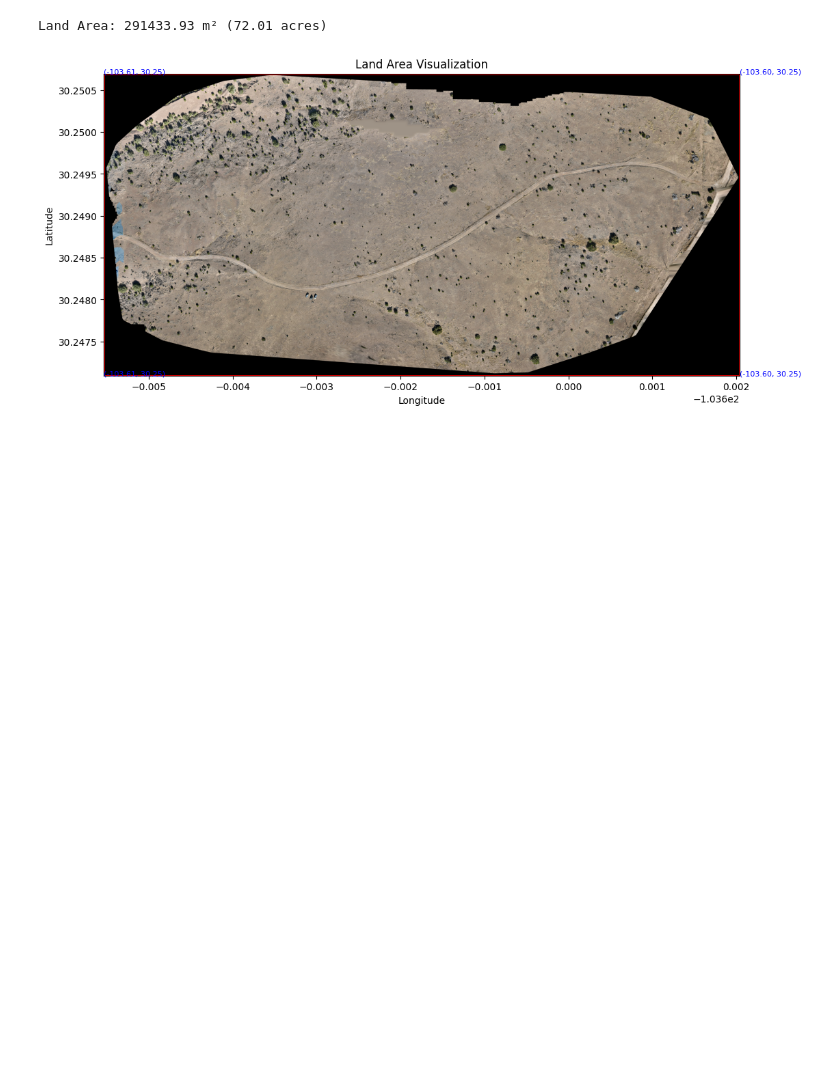
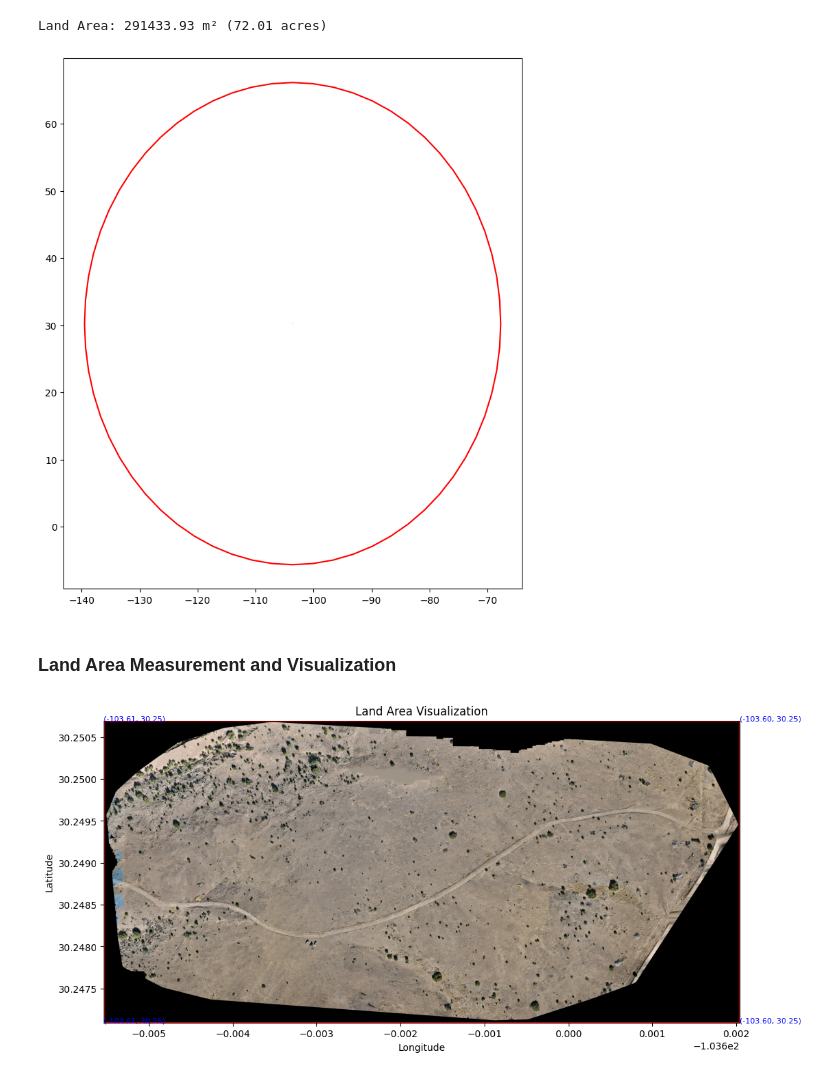
Before and after one commit to javelina-works/unsupervised-cv-search, a Jupyter notebook: content/notebooks/10_job_info.ipynb, the cells around one changed output. Saved outputs shown, nothing was run; the diff lists cells and outputs as text; code cells hidden in the pictures; blank space fills up the shorter version.

Commit message:
Attempt to divy up land area

```diff
--- a/content/notebooks/10_job_info.ipynb
+++ b/content/notebooks/10_job_info.ipynb
@@ -77,6 +77,65 @@ with rasterio.open(geotiff_path) as src:
 print(f"Land Area: {area_m2:.2f} m² ({area_acres:.2f} acres)")
 # %% [output]
 Land Area: 291433.93 m² (72.01 acres)
+# %%
+import rasterio
+from rasterio.features import geometry_mask
+from rasterio.plot import show
+from shapely.geometry import Polygon, Point
+import geopandas as gpd
+import matplotlib.pyplot as plt
+import numpy as np
+
+# Constants
+ACRE_TO_SQ_METERS = 4046.86  # 1 acre = 4046.86 square meters
+
+# Step 1: Load the GeoTIFF
+def load_geotiff(file_path):
+    with rasterio.open(file_path) as src:
+        bounds = src.bounds
+        crs = src.crs
+    return bounds, crs
+
+# Step 2: Create Circular Sections
+def generate_circular_sections(bounds, crs, target_area_sqm):
+    minx, miny, maxx, maxy = bounds
+    radius = np.sqrt(target_area_sqm / np.pi)  # Calculate radius for approximately 1-acre circles
+    grid_spacing = 2 * radius  # Spacing between centers to avoid overlap
+
+    polygons = []
+    y = miny
+    while y < maxy:
+        x = minx
+        while x < maxx:
+            center = Point(x, y)
+            polygon = center.buffer(radius)  # Create circular polygon
+            if polygon.area <= target_area_sqm:  # Validate size
+                polygons.append(polygon)
+            x += grid_spacing
+        y += grid_spacing
+
+    polygons_gdf = gpd.GeoDataFrame({"geometry": polygons}, crs=crs)
+    return polygons_gdf.to_crs(crs)
+
+# Step 3: Visualization
+def visualize_geotiff_with_polygons(geotiff_path, polygons_gdf):
+    with rasterio.open(geotiff_path) as src:
+        fig, ax = plt.subplots(figsize=(10, 10))
+        show(src, ax=ax)  # Display GeoTIFF
+        polygons_gdf.boundary.plot(ax=ax, edgecolor='red')  # Overlay polygons
+        plt.show()
+
+
+# Example Usage
+geotiff_path = file_path
+bounds, crs = load_geotiff(geotiff_path)
+target_area_sqm = ACRE_TO_SQ_METERS
+polygons_gdf = generate_circular_sections(bounds, crs, target_area_sqm)
+visualize_geotiff_with_polygons(geotiff_path, polygons_gdf)
+# %% [output]
+[figure, added]
+# %% [markdown]
+### Land Area Measurement and Visualization
 # %%
 import matplotlib.pyplot as plt
 from matplotlib.patches import Rectangle
```
